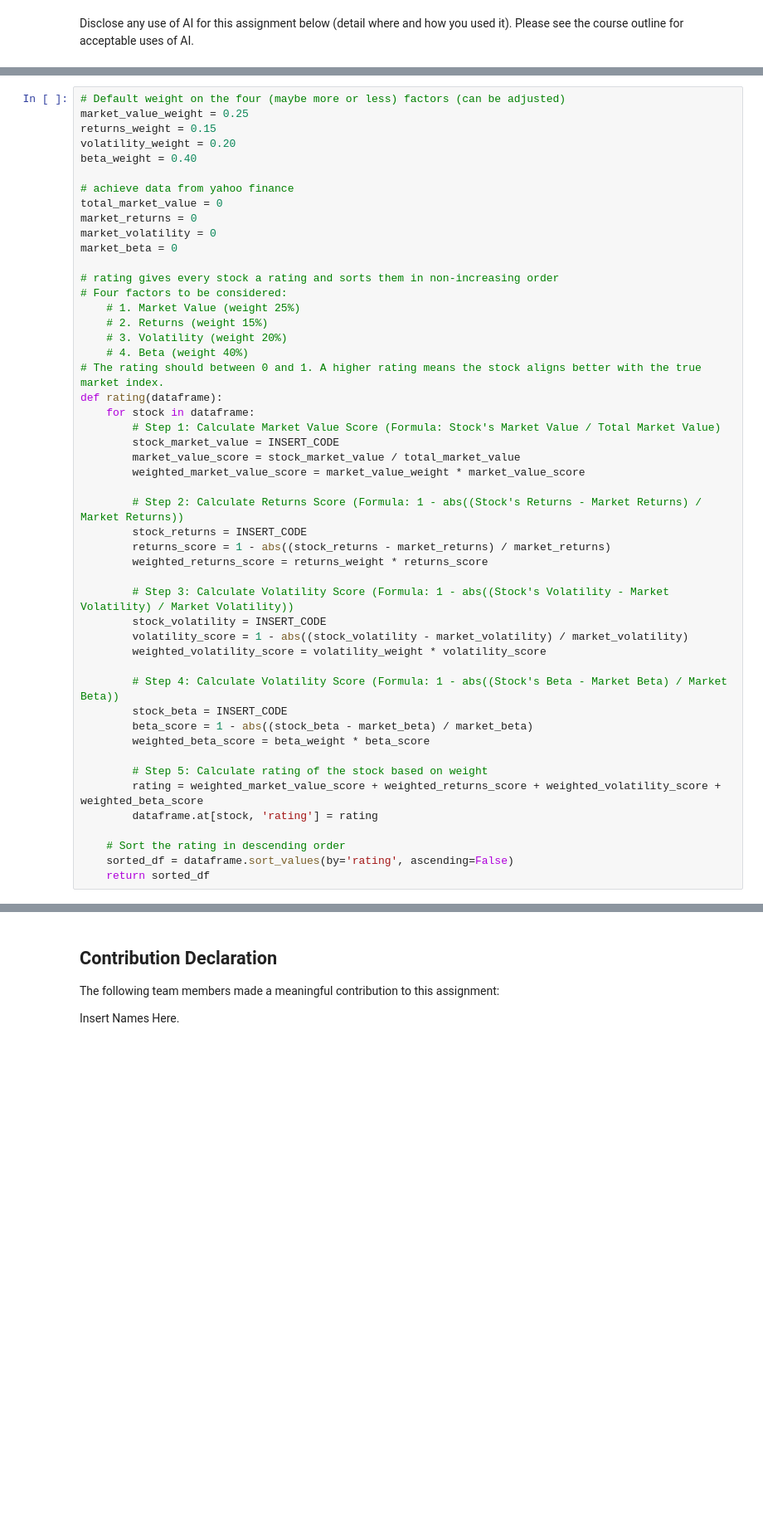
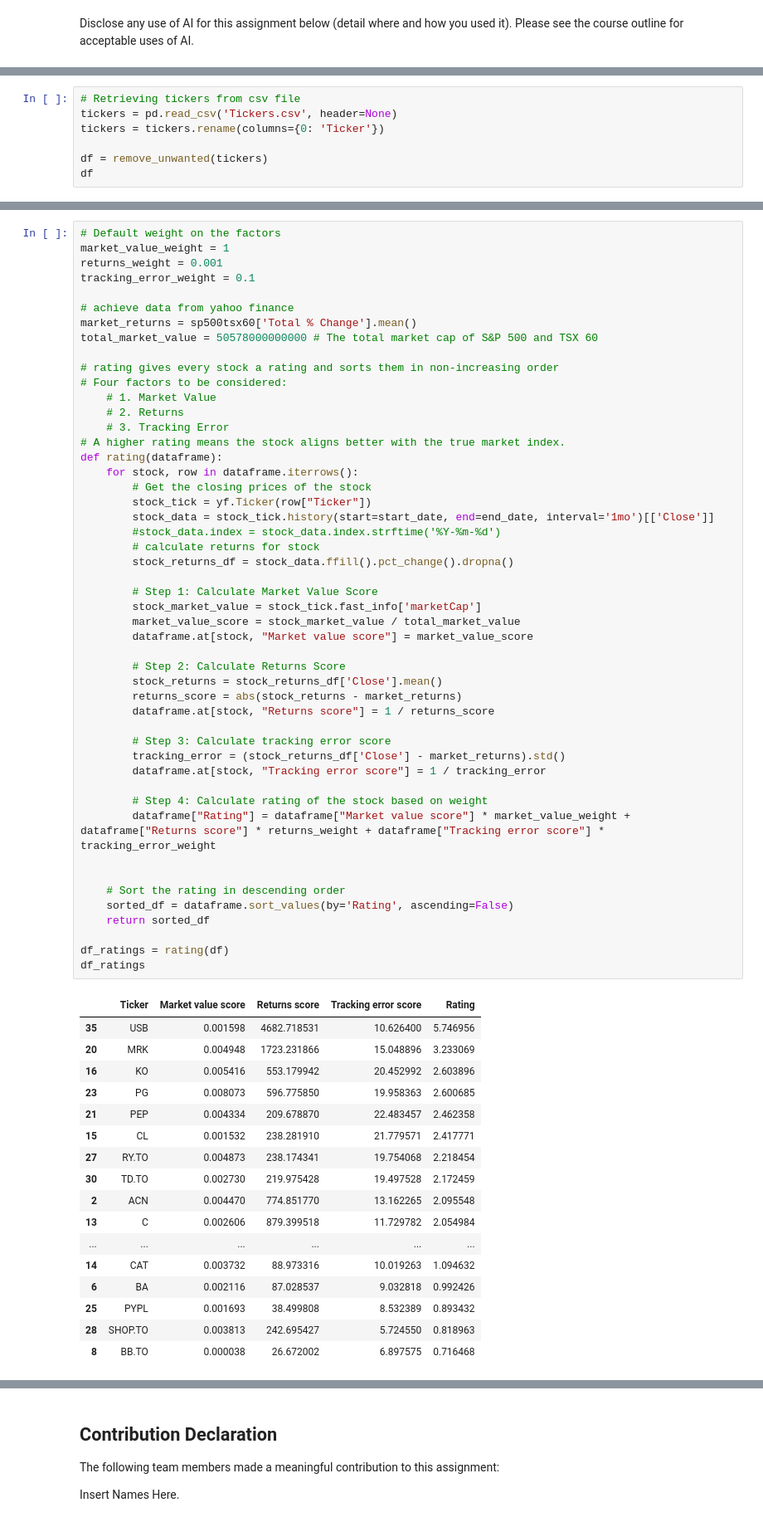
Before and after one commit to JiaxiZhao0927/CFM-Team-Project, a Jupyter notebook: Team_17_Assignment.ipynb, the cells around one changed output, grey strips where cells are left out. Shown: that part at 83% size. Saved outputs shown, nothing was run; the diff lists cells and outputs as text; blank space fills up the shorter version.

```diff
--- a/Team_17_Assignment.ipynb
+++ b/Team_17_Assignment.ipynb
@@ -26,0 +120,7 @@ def filter(path):
+# %%
+# Retrieving tickers from csv file
+tickers = pd.read_csv('Tickers.csv', header=None)
+tickers = tickers.rename(columns={0: 'Ticker'})
+
+df = remove_unwanted(tickers)
+df
@@ -27,49 +230,67 @@ def filter(path):
 # %%
-# Default weight on the four (maybe more or less) factors (can be adjusted)
-market_value_weight = 0.25
-returns_weight = 0.15
-volatility_weight = 0.20
-beta_weight = 0.40
+# Default weight on the factors
+market_value_weight = 1
+returns_weight = 0.001
+tracking_error_weight = 0.1
 
 # achieve data from yahoo finance
-total_market_value = 0
-market_returns = 0
-market_volatility = 0
-market_beta = 0
+market_returns = sp500tsx60['Total % Change'].mean()
+total_market_value = 50578000000000 # The total market cap of S&P 500 and TSX 60
 
 # rating gives every stock a rating and sorts them in non-increasing order
 # Four factors to be considered:
-    # 1. Market Value (weight 25%)
-    # 2. Returns (weight 15%)
-    # 3. Volatility (weight 20%)
-    # 4. Beta (weight 40%)
-# The rating should between 0 and 1. A higher rating means the stock aligns better with the true market index.
+    # 1. Market Value
+    # 2. Returns
+    # 3. Tracking Error
+# A higher rating means the stock aligns better with the true market index.
 def rating(dataframe):
-    for stock in dataframe:
-        # Step 1: Calculate Market Value Score (Formula: Stock's Market Value / Total Market Value)
-        stock_market_value = INSERT_CODE
+    for stock, row in dataframe.iterrows():
+        # Get the closing prices of the stock
+        stock_tick = yf.Ticker(row["Ticker"])
+        stock_data = stock_tick.history(start=start_date, end=end_date, interval='1mo')[['Close']]
+        #stock_data.index = stock_data.index.strftime('%Y-%m-%d')
+        # calculate returns for stock
+        stock_returns_df = stock_data.ffill().pct_change().dropna()
+
+        # Step 1: Calculate Market Value Score
+        stock_market_value = stock_tick.fast_info['marketCap']
         market_value_score = stock_market_value / total_market_value
-        weighted_market_value_score = market_value_weight * market_value_score
+        dataframe.at[stock, "Market value score"] = market_value_score
 
-        # Step 2: Calculate Returns Score (Formula: 1 - abs((Stock's Returns - Market Returns) / Market Returns))
-        stock_returns = INSERT_CODE
-        returns_score = 1 - abs((stock_returns - market_returns) / market_returns)
-        weighted_returns_score = returns_weight * returns_score
+        # Step 2: Calculate Returns Score
+        stock_returns = stock_returns_df['Close'].mean()
+        returns_score = abs(stock_returns - market_returns)
+        dataframe.at[stock, "Returns score"] = 1 / returns_score
 
-        # Step 3: Calculate Volatility Score (Formula: 1 - abs((Stock's Volatility - Market Volatility) / Market Volatility))
-        stock_volatility = INSERT_CODE
-        volatility_score = 1 - abs((stock_volatility - market_volatility) / market_volatility)
-        weighted_volatility_score = volatility_weight * volatility_score
+        # Step 3: Calculate tracking error score
+        tracking_error = (stock_returns_df['Close'] - market_returns).std()
+        dataframe.at[stock, "Tracking error score"] = 1 / tracking_error
 
-        # Step 4: Calculate Volatility Score (Formula: 1 - abs((Stock's Beta - Market Beta) / Market Beta))
-        stock_beta = INSERT_CODE
-        beta_score = 1 - abs((stock_beta - market_beta) / market_beta)
-        weighted_beta_score = beta_weight * beta_score
+        # Step 4: Calculate rating of the stock based on weight
+        dataframe["Rating"] = dataframe["Market value score"] * market_value_weight + dataframe["Returns score"] * returns_weight + dataframe["Tracking error score"] * tracking_error_weight
 
-        # Step 5: Calculate rating of the stock based on weight
-        rating = weighted_market_value_score + weighted_returns_score + weighted_volatility_score + weighted_beta_score
-        dataframe.at[stock, 'rating'] = rating
 
     # Sort the rating in descending order
-    sorted_df = dataframe.sort_values(by='rating', ascending=False)
+    sorted_df = dataframe.sort_values(by='Rating', ascending=False)
     return sorted_df
+
+df_ratings = rating(df)
+df_ratings
+# %% [output]
+|  | Ticker | Market value score | Returns score | Tracking error score | Rating |
+| 35 | USB | 0.001598 | 4682.718531 | 10.626400 | 5.746956 |
+| 20 | MRK | 0.004948 | 1723.231866 | 15.048896 | 3.233069 |
+| 16 | KO | 0.005416 | 553.179942 | 20.452992 | 2.603896 |
+| 23 | PG | 0.008073 | 596.775850 | 19.958363 | 2.600685 |
+| 21 | PEP | 0.004334 | 209.678870 | 22.483457 | 2.462358 |
+| 15 | CL | 0.001532 | 238.281910 | 21.779571 | 2.417771 |
+| 27 | RY.TO | 0.004873 | 238.174341 | 19.754068 | 2.218454 |
+| 30 | TD.TO | 0.002730 | 219.975428 | 19.497528 | 2.172459 |
+| 2 | ACN | 0.004470 | 774.851770 | 13.162265 | 2.095548 |
+| 13 | C | 0.002606 | 879.399518 | 11.729782 | 2.054984 |
+| ... | ... | ... | ... | ... | ... |
+| 14 | CAT | 0.003732 | 88.973316 | 10.019263 | 1.094632 |
+| 6 | BA | 0.002116 | 87.028537 | 9.032818 | 0.992426 |
+| 25 | PYPL | 0.001693 | 38.499808 | 8.532389 | 0.893432 |
+| 28 | SHOP.TO | 0.003813 | 242.695427 | 5.724550 | 0.818963 |
+| 8 | BB.TO | 0.000038 | 26.672002 | 6.897575 | 0.716468 |
```
Also changed, not shown: parts of 22 cells of this notebook, 3 other files.
